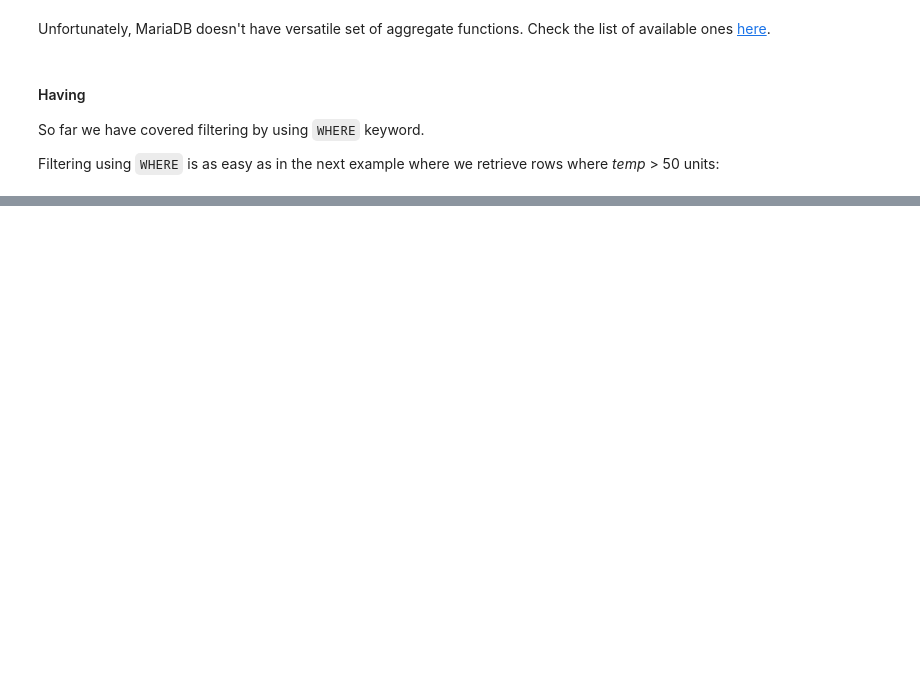
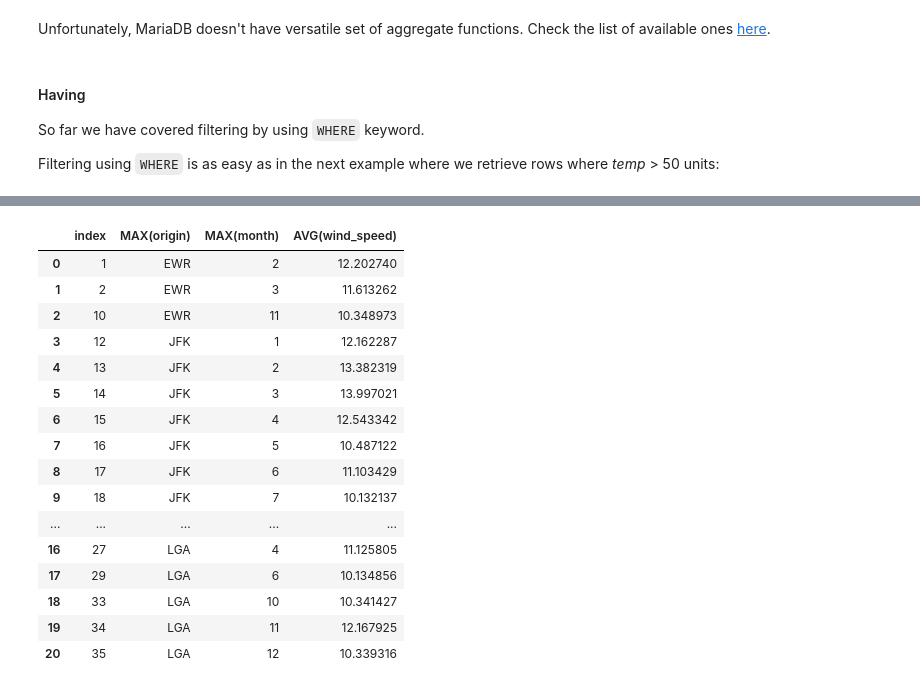
Before and after one commit to Luka-998/PY, a Jupyter notebook: Python Data Science - Learning Path/Lessons with Tasklists/Python10/RDBMS and pandas_B.ipynb, the cells around one changed output, grey strips where cells are left out. Cells and saved outputs as stored; diff of their text form; code cells hidden in the pictures; blank space fills up the shorter version.

```diff
--- a/Python Data Science - Learning Path/Lessons with Tasklists/Python10/RDBMS and pandas_B.ipynb
+++ b/Python Data Science - Learning Path/Lessons with Tasklists/Python10/RDBMS and pandas_B.ipynb
@@ -1867,0 +1094,12 @@ Filtering using `WHERE` is as easy as in the next example where we retrieve rows
+# %%
+query_string= '''
+SELECT
+  MAX(origin),
+  MAX(month),
+  AVG(wind_speed)
+ FROM weather
+GROUP BY origin,month
+'''
+
+_df=query_database(query_string)
+_df
@@ -1867,0 +1124,20 @@ Filtering using `WHERE` is as easy as in the next example where we retrieve rows
+# %%
+_df[_df['AVG(wind_speed)']>10].reset_index()
+# %% [output]
+|  | index | MAX(origin) | MAX(month) | AVG(wind_speed) |
+| 0 | 1 | EWR | 2 | 12.202740 |
+| 1 | 2 | EWR | 3 | 11.613262 |
+| 2 | 10 | EWR | 11 | 10.348973 |
+| 3 | 12 | JFK | 1 | 12.162287 |
+| 4 | 13 | JFK | 2 | 13.382319 |
+| 5 | 14 | JFK | 3 | 13.997021 |
+| 6 | 15 | JFK | 4 | 12.543342 |
+| 7 | 16 | JFK | 5 | 10.487122 |
+| 8 | 17 | JFK | 6 | 11.103429 |
+| 9 | 18 | JFK | 7 | 10.132137 |
+| ... | ... | ... | ... | ... |
+| 16 | 27 | LGA | 4 | 11.125805 |
+| 17 | 29 | LGA | 6 | 10.134856 |
+| 18 | 33 | LGA | 10 | 10.341427 |
+| 19 | 34 | LGA | 11 | 12.167925 |
+| 20 | 35 | LGA | 12 | 10.339316 |
```
Also changed, not shown: parts of 101 cells of this notebook, 8 other files.
